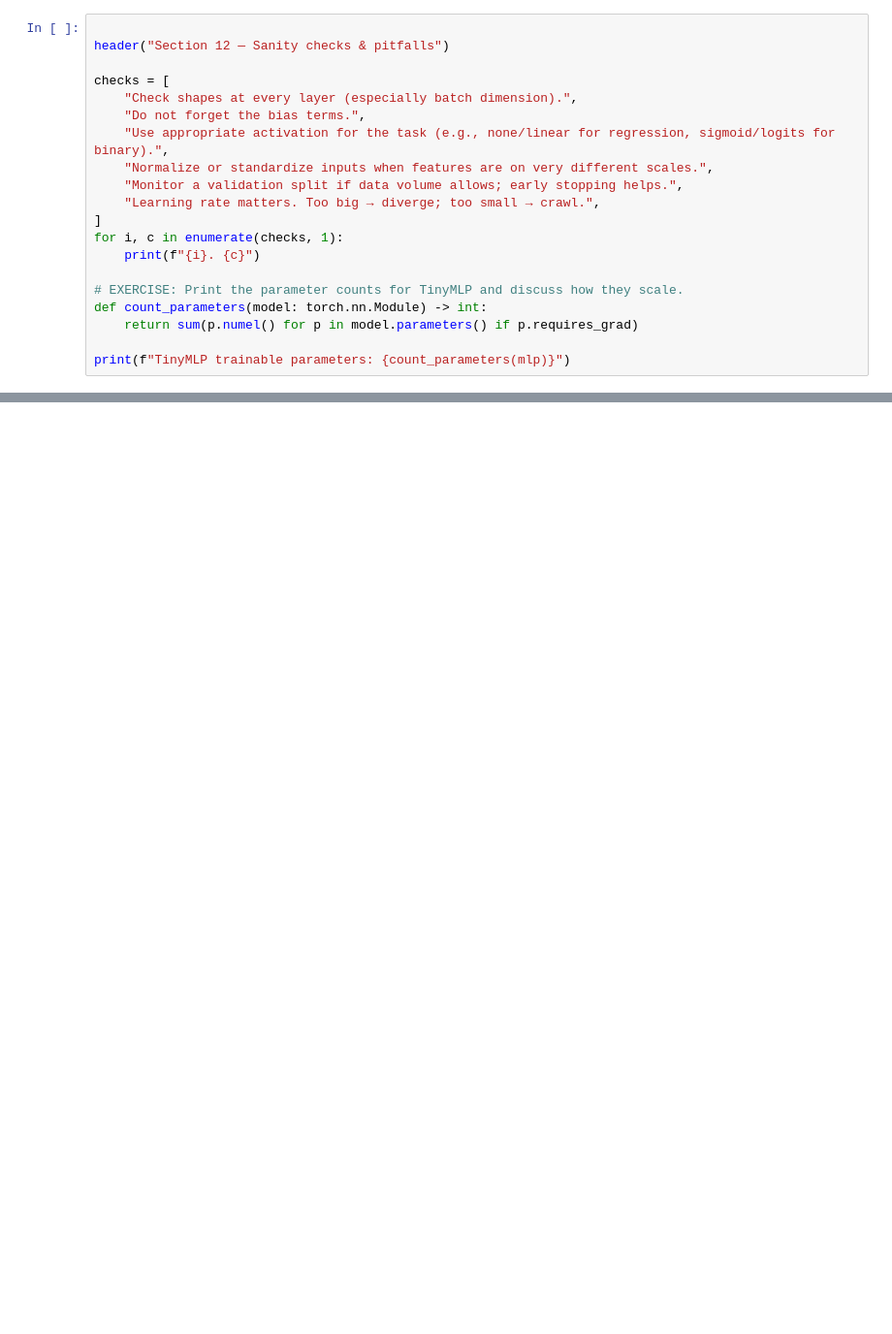
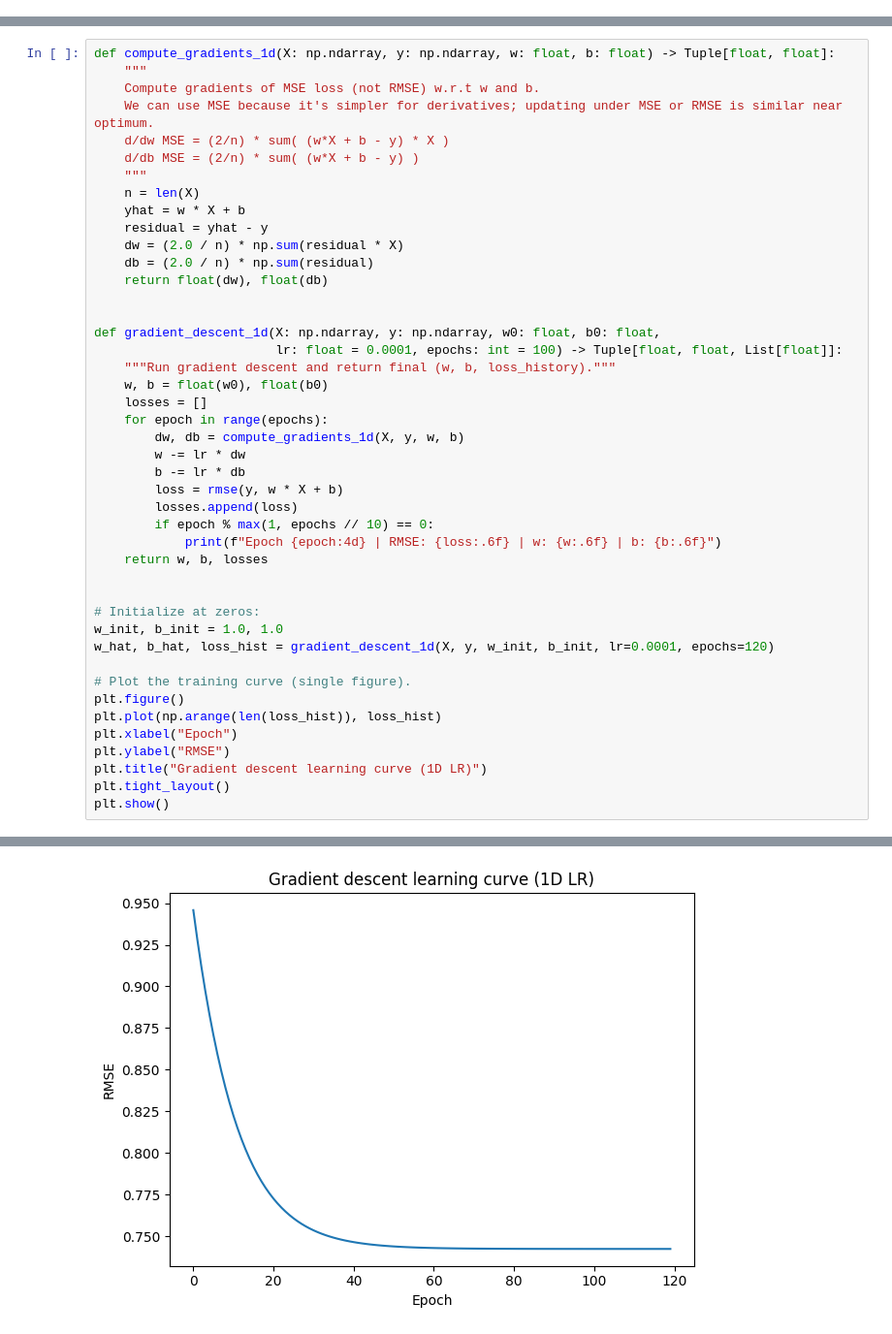
Before and after one commit to andrewcparnell/STAT41130, a Jupyter notebook: slides/day 1/D1C3_code.ipynb, the cells around one changed output, grey strips where cells are left out. Shown at 97% size. Cells and saved outputs as stored; diff of their text form; blank space fills up the shorter version.

```diff
--- a/slides/day 1/D1C3_code.ipynb
+++ b/slides/day 1/D1C3_code.ipynb
@@ -567,20 +0,0 @@ Section 12 — Sanity checks & common pitfalls (from the slides)
-# %%
-
-header("Section 12 — Sanity checks & pitfalls")
-
-checks = [
-    "Check shapes at every layer (especially batch dimension).",
-    "Do not forget the bias terms.",
-    "Use appropriate activation for the task (e.g., none/linear for regression, sigmoid/logits for binary).",
-    "Normalize or standardize inputs when features are on very different scales.",
-    "Monitor a validation split if data volume allows; early stopping helps.",
-    "Learning rate matters. Too big → diverge; too small → crawl.",
-]
-for i, c in enumerate(checks, 1):
-    print(f"{i}. {c}")
-
-# EXERCISE: Print the parameter counts for TinyMLP and discuss how they scale.
-def count_parameters(model: torch.nn.Module) -> int:
-    return sum(p.numel() for p in model.parameters() if p.requires_grad)
-
-print(f"TinyMLP trainable parameters: {count_parameters(mlp)}")
@@ -608,0 +222,45 @@ print("and you've seen both from-scratch math and PyTorch's autograd in action."
+# %%
+def compute_gradients_1d(X: np.ndarray, y: np.ndarray, w: float, b: float) -> Tuple[float, float]:
+    """
+    Compute gradients of MSE loss (not RMSE) w.r.t w and b.
+    We can use MSE because it's simpler for derivatives; updating under MSE or RMSE is similar near optimum.
+    d/dw MSE = (2/n) * sum( (w*X + b - y) * X )
+    d/db MSE = (2/n) * sum( (w*X + b - y) )
+    """
+    n = len(X)
+    yhat = w * X + b
+    residual = yhat - y
+    dw = (2.0 / n) * np.sum(residual * X)
+    db = (2.0 / n) * np.sum(residual)
+    return float(dw), float(db)
+
+
+def gradient_descent_1d(X: np.ndarray, y: np.ndarray, w0: float, b0: float,
+                        lr: float = 0.0001, epochs: int = 100) -> Tuple[float, float, List[float]]:
+    """Run gradient descent and return final (w, b, loss_history)."""
+    w, b = float(w0), float(b0)
+    losses = []
+    for epoch in range(epochs):
+        dw, db = compute_gradients_1d(X, y, w, b)
+        w -= lr * dw
+        b -= lr * db
+        loss = rmse(y, w * X + b)
+        losses.append(loss)
+        if epoch % max(1, epochs // 10) == 0:
+            print(f"Epoch {epoch:4d} | RMSE: {loss:.6f} | w: {w:.6f} | b: {b:.6f}")
+    return w, b, losses
+
+
+# Initialize at zeros:
+w_init, b_init = 1.0, 1.0
+w_hat, b_hat, loss_hist = gradient_descent_1d(X, y, w_init, b_init, lr=0.0001, epochs=120)
+
+# Plot the training curve (single figure).
+plt.figure()
+plt.plot(np.arange(len(loss_hist)), loss_hist)
+plt.xlabel("Epoch")
+plt.ylabel("RMSE")
+plt.title("Gradient descent learning curve (1D LR)")
+plt.tight_layout()
+plt.show()
+# %% [output]
@@ -608,0 +277 @@ print("and you've seen both from-scratch math and PyTorch's autograd in action."
+[figure, added]
```
Also changed, not shown: parts of 99 cells of this notebook, 6 other files.
